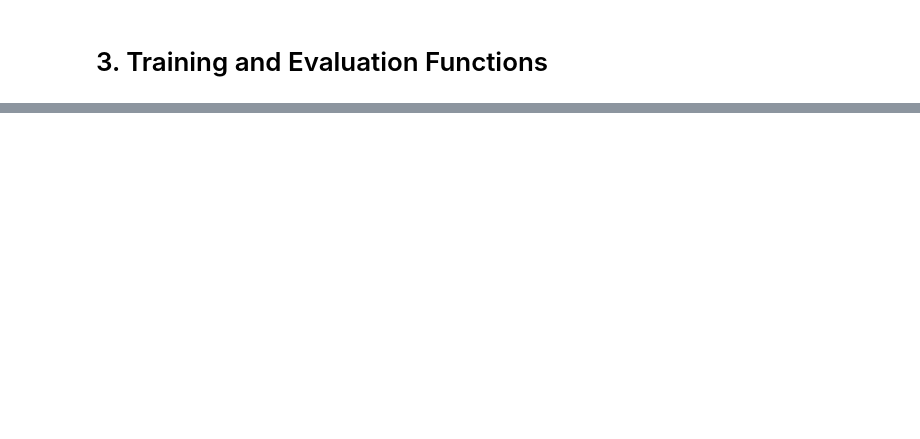
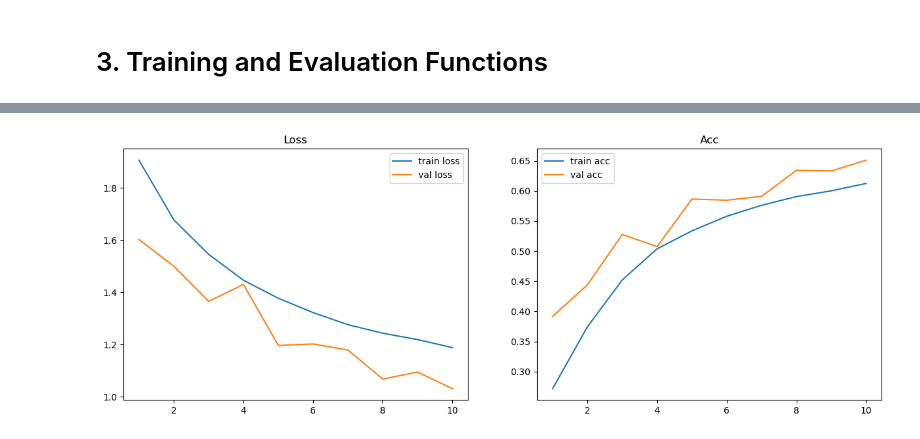
Before and after one commit to jiseokson/aislab-prep-notes, a Jupyter notebook: 250401_250409_VGG/VGG_PoC_250408.ipynb, the cells around one changed output, grey strips where cells are left out. Drawn from its saved outputs; the diff is of its cells as text; code cells hidden in the pictures; blank space fills up the shorter version.

```diff
--- a/250401_250409_VGG/VGG_PoC_250408.ipynb
+++ b/250401_250409_VGG/VGG_PoC_250408.ipynb
@@ -284,0 +340,17 @@ def validate_epoch(dataloader, model, criterion, accuracy):
+# %%
+def plot_train_log(n_epochs, train_losses, train_accs, val_losses, val_accs):
+  epochs = np.arange(1, n_epochs + 1)
+
+  plt.figure(figsize=(15, 5))
+
+  plt.subplot(1, 2, 1)
+  plt.plot(epochs, train_losses, label="train loss")
+  plt.plot(epochs, val_losses, label="val loss")
+  plt.title("Loss")
+  plt.legend()
+
+  plt.subplot(1, 2, 2)
+  plt.plot(epochs, train_accs, label="train acc")
+  plt.plot(epochs, val_accs, label="val acc")
+  plt.title("Acc")
+  plt.legend()
@@ -284,0 +414,61 @@ def validate_epoch(dataloader, model, criterion, accuracy):
+# %%
+# Dataset and Transform
+
+fst40 = fix_scale_transform(s=40)
+
+train_dataset = datasets.CIFAR10(
+  root="data",
+  download=True,
+  train=True,
+  transform=fst40
+)
+
+test_dataset = datasets.CIFAR10(
+  root="data",
+  download=True,
+  train=False,
+  transform=fst40
+)
+
+# Dataloader
+
+batch_size = 32
+
+train_dataloader = DataLoader(dataset=train_dataset,
+                              batch_size=batch_size,
+                              shuffle=True,
+                              pin_memory=True)
+
+test_dataloader = DataLoader(dataset=test_dataset,
+                             batch_size=batch_size,
+                             shuffle=False,
+                             pin_memory=True)
+
+# Model and optimization
+
+model = TinyVGG_A().to(device)
+
+criterion = nn.CrossEntropyLoss()
+
+optimizer = torch.optim.SGD(params=model.parameters(),
+                            momentum=0.9,
+                            lr=0.01)
+
+# Metric
+
+accuracy = Accuracy(task="multiclass", num_classes=len(train_dataset.classes)).to(device)
+
+# Train loop
+
+n_epochs = 10
+logs = train(n_epochs=n_epochs,
+             train_dataloader=train_dataloader,
+             test_dataloader=test_dataloader,
+             model=model,
+             criterion=criterion,
+             optimizer=optimizer,
+             scheduler=None,
+             accuracy=accuracy)
+
+plot_train_log(n_epochs, *logs)
+# %% [output]
@@ -284,0 +487 @@ def validate_epoch(dataloader, model, criterion, accuracy):
+[figure, added]
```
Also changed, not shown: parts of 19 cells of this notebook.
